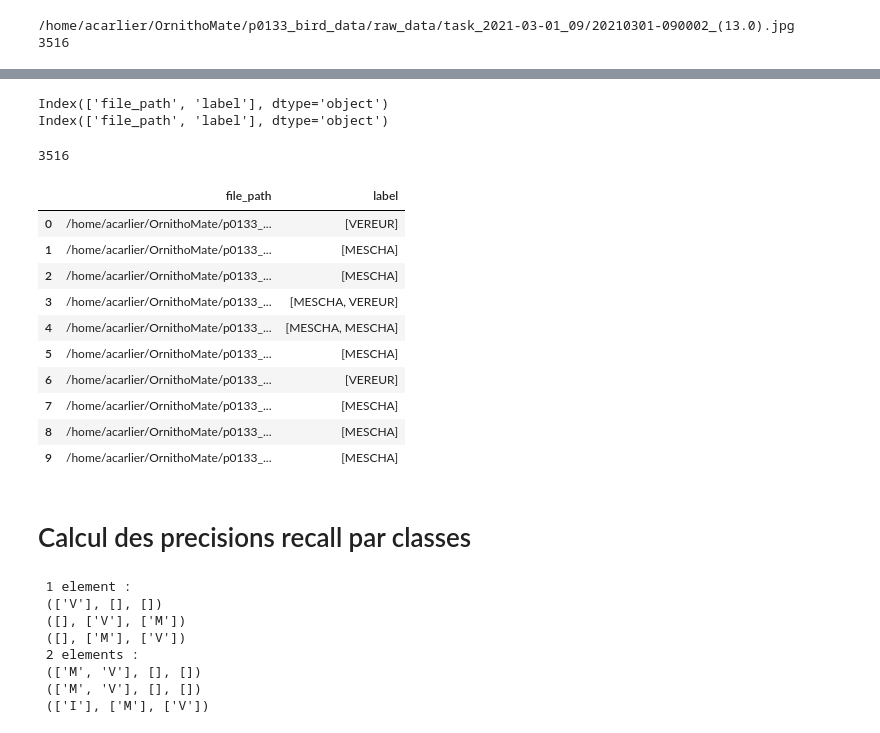
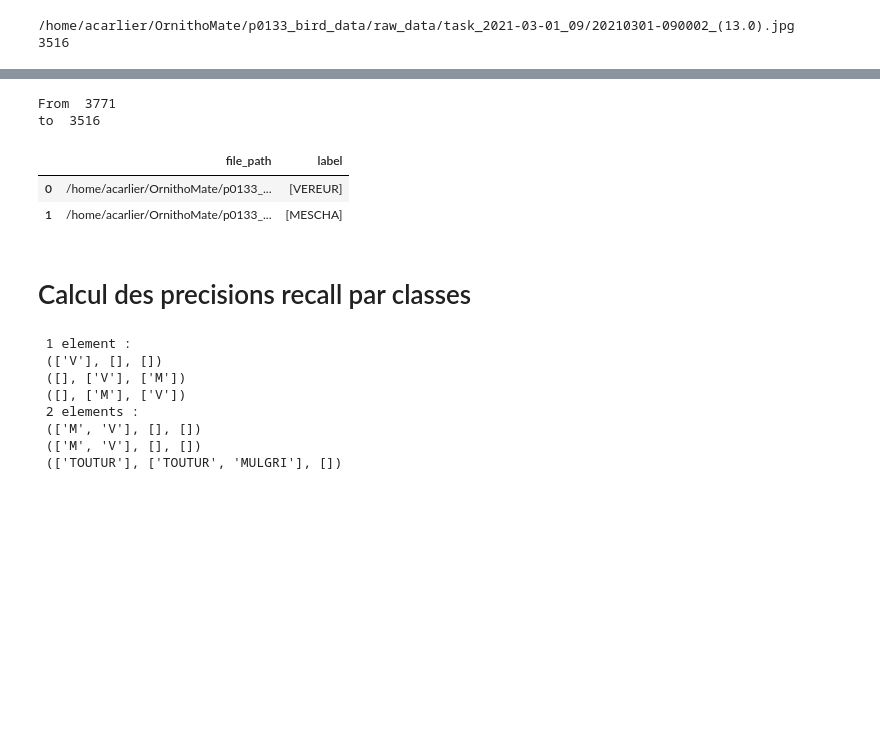
Before and after one commit to deva-sou/OrnithoScope_tflite, a Jupyter notebook: notebooks/model_metrics/metrics_efficientDet1.ipynb, the cells around one changed output, grey strips where cells are left out. Cells and saved outputs as stored; diff of their text form; code cells hidden in the pictures; blank space fills up the shorter version.

```diff
--- a/notebooks/model_metrics/metrics_efficientDet1.ipynb
+++ b/notebooks/model_metrics/metrics_efficientDet1.ipynb
@@ -288,7 +303,8 @@ print(list_of_label_from_prediction)
 # %%
-df_input = pd.read_csv('/home/acarlier/code/OrnithoScope/data/input.csv', names = columns_names)
-df_input_test = df_input[df_input["split_value"] == 'TEST']
-print(df_input_test.shape)
-print(len(df_input_test['file_path'].unique()))
-print(df_input_test['file_path'].head(10))
-print('columns ',df_input_test.columns)
+# fonction qui génère le df clean et filtré de la vérité terrain
+def generate_input_df(path_csv_input, columns_names):
+    df_input = pd.read_csv(path_csv_input, names = columns_names)
+    df_input_test = df_input[df_input["split_value"] == 'TEST']
+    print("From ",df_input_test.shape[0])
+    print("to ",len(df_input_test['file_path'].unique()))
+    return df_input_test
@@ -322,25 +320,14 @@ def df_groupby_filepath(df_input_test):
     return df
-# %%
-df_groupedby = df_groupby_filepath(df_input_test)
-# %% [output]
-Index(['file_path', 'label'], dtype='object')
-Index(['file_path', 'label'], dtype='object')
-# %%
-print(df_groupedby.shape[0])
-df_groupedby.head(10)
-# %% [output]
-3516
-|  | file_path | label |
-| 0 | /home/acarlier/OrnithoMate/p0133_... | [VEREUR] |
-| 1 | /home/acarlier/OrnithoMate/p0133_... | [MESCHA] |
-| 2 | /home/acarlier/OrnithoMate/p0133_... | [MESCHA] |
-| 3 | /home/acarlier/OrnithoMate/p0133_... | [MESCHA, VEREUR] |
-| 4 | /home/acarlier/OrnithoMate/p0133_... | [MESCHA, MESCHA] |
-| 5 | /home/acarlier/OrnithoMate/p0133_... | [MESCHA] |
-| 6 | /home/acarlier/OrnithoMate/p0133_... | [VEREUR] |
-| 7 | /home/acarlier/OrnithoMate/p0133_... | [MESCHA] |
-| 8 | /home/acarlier/OrnithoMate/p0133_... | [MESCHA] |
-| 9 | /home/acarlier/OrnithoMate/p0133_... | [MESCHA] |
+# %%
+df_input_test = generate_input_df(input_csv_path, columns_names)
+df_groupedby = df_groupby_filepath(df_input_test)
+df_groupedby.head(2)
+# %% [output]
+From  3771
+to  3516
+|  | file_path | label |
+| 0 | /home/acarlier/OrnithoMate/p0133_... | [VEREUR] |
+| 1 | /home/acarlier/OrnithoMate/p0133_... | [MESCHA] |
 # %% [markdown]
 # Calcul des precisions recall par classes
 # %%
@@ -375,4 +382,5 @@ def evaluate_multiple_detections(true_labels, pred_labels):
 # %%
+# tests sur les fonctions de prédictions
 # première liste = prédiction et seconde liste = vérité terrain
 test0 = evaluate_multiple_detections(['V'],['V']) #TP = 1
 test1 = evaluate_multiple_detections(['V'],['M']) #FP = 1, FN = 1
@@ -380,7 +388,7 @@ test2 = evaluate_multiple_detections(['M'],['V']) #FN = 1, FP = 1
 
 test0_2 = evaluate_multiple_detections(['M','V'],['M','V']) #TP = 2
 test1_2 = evaluate_multiple_detections(['V', 'M'],['M','V']) #TP = 2
-test2_2 = evaluate_multiple_detections(['M','I'],['V','I']) #TP = 1, FP =
+test2_2 = evaluate_multiple_detections(['TOUTUR', 'TOUTUR', 'MULGRI'],['TOUTUR']) #TP = 1, FP =
 
 print(f"\n 1 element : \n {test0} \n {test1} \n {test2} \n 2 elements : \n {test0_2} \n {test1_2} \n {test2_2}")
 # %% [output]
@@ -391,5 +399,5 @@ print(f"\n 1 element : \n {test0} \n {test1} \n {test2} \n 2 elements : \n {test
  2 elements :
  (['M', 'V'], [], [])
  (['M', 'V'], [], [])
- (['I'], ['M'], ['V'])
+ (['TOUTUR'], ['TOUTUR', 'MULGRI'], [])
 # %%
```
Also changed, not shown: parts of 39 cells of this notebook, 12 other files.
